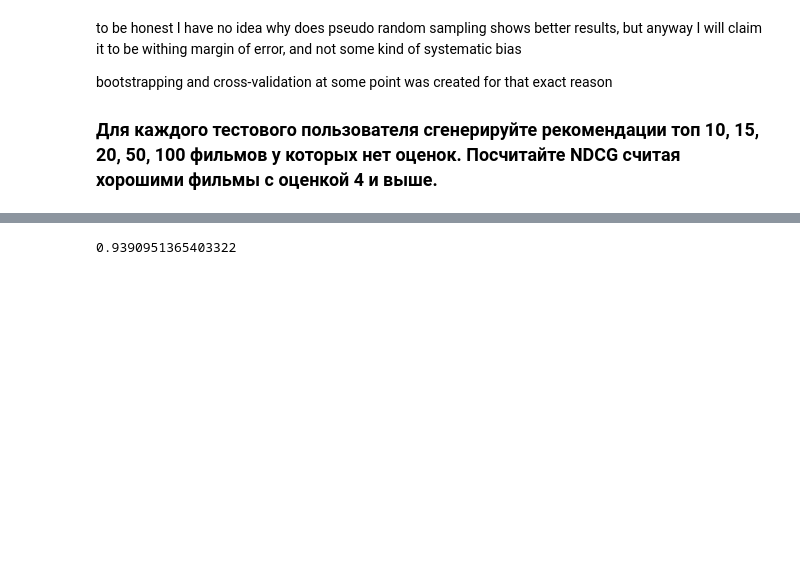
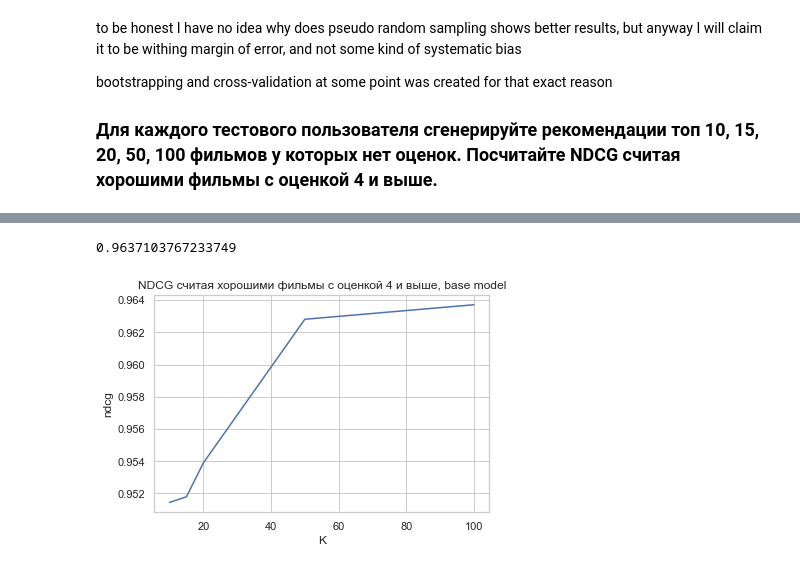
Before and after one commit to vvseva/recomend_hse, a Jupyter notebook: week4-hw/HomeWork1.ipynb, the cells around one changed output, grey strips where cells are left out. Saved outputs shown, nothing was run; the diff lists cells and outputs as text; code cells hidden in the pictures; blank space fills up the shorter version.

```diff
--- a/week4-hw/HomeWork1.ipynb
+++ b/week4-hw/HomeWork1.ipynb
@@ -53,12 +58,12 @@ from sklearn.metrics import ndcg_score
 def loadMovieLens1M(path='./ml-1m'):
     # Получить названия фильмов
     movies={}
-    for line in open(path+'/movies.dat'):
+    for line in open(path+'/movies.dat', encoding="utf-8"):
         (id,title)=line.split('::')[0:2] #при желании тут можно добавить чтение жанров.
         movies[id]=title
     # Загрузить данные
     prefs={}
-    for line in open(path+'/ratings.dat'):
+    for line in open(path+'/ratings.dat', encoding="utf-8"):
         (user,movieid,rating,ts)=line.split('::')
         prefs.setdefault(user,{})
         prefs[user][movies[movieid]]=float(rating)
@@ -381,6 +386,6 @@ def getRecommendations_weighted(prefs, test, person,similarity=sim_pearson,
     if mode == "exact":
         recomend = sorted([(movie, person_mean + film_sum[movie]/film_multiplyer[movie]) for movie in film_sum], reverse = True)
     if mode == "only_NA":
-        recomend = sorted([(movie, person_mean + film_sum[movie]/film_multiplyer[movie]) for movie not in prefs[person]]], reverse = True)
+        recomend = sorted([(movie, person_mean + film_sum[movie]/film_multiplyer[movie]) for movie in film_sum if movie not in prefs[person]], reverse = True)
 
     return dict(recomend)
@@ -693,8 +696,8 @@ def evaluate_model_2(train, test,
                                   mode = "exact")
         sad_but_true = {}
         for m in user_predicted:
-            sad_but_true[m] = critics_test[u][m]
-        if len(sad_but_true) > 0:
+            sad_but_true[m] = test[u][m]
+        if len(sad_but_true) > 1:
             ndcg[u] = ndcg_score(
                 y_true = dict_to_asarray(sad_but_true, rfunc=rfunc_4),
                 y_score = dict_to_asarray(user_predicted),
@@ -703,8 +706,8 @@ def evaluate_model_2(train, test,
     return ndcg
 # %%
 %%time
-ndcg_weight = evaluate_model_2(critics_train, critics_test,
+ndcg_base = evaluate_model_2(critics_train, critics_test,
                                rec_func = getRecommendations,
                                k = 100)
-ndcg_weight['10']
+ndcg_base['10']
 # %% [output]
@@ -713,4 +716,21 @@ Wall time: 38.2 s
 # %%
-print(np.mean(list(ndcg_weight.values())))
+print(np.mean(list(ndcg_base.values())))
 # %% [output]
-0.9390951365403322
+0.9637103767233749
+# %%
+%%time
+ndcgs = {}
+for k in [10, 15, 20, 50, 100]:
+    ndcg_base = evaluate_model_2(critics_train, critics_test,
+                                   rec_func = getRecommendations,
+                                   k = k)
+    ndcgs[k]  = np.mean(list(ndcg_base.values()))
+
+plt.figure()
+plt.plot(list(ndcgs.keys()), list(ndcgs.values()))
+plt.xlabel("K")
+plt.ylabel("ndcg")
+plt.title("NDCG считая хорошими фильмы с оценкой 4 и выше, base model")
+plt.show()
+# %% [output]
+[figure, added]
```
Also changed, not shown: parts of 61 cells of this notebook.
